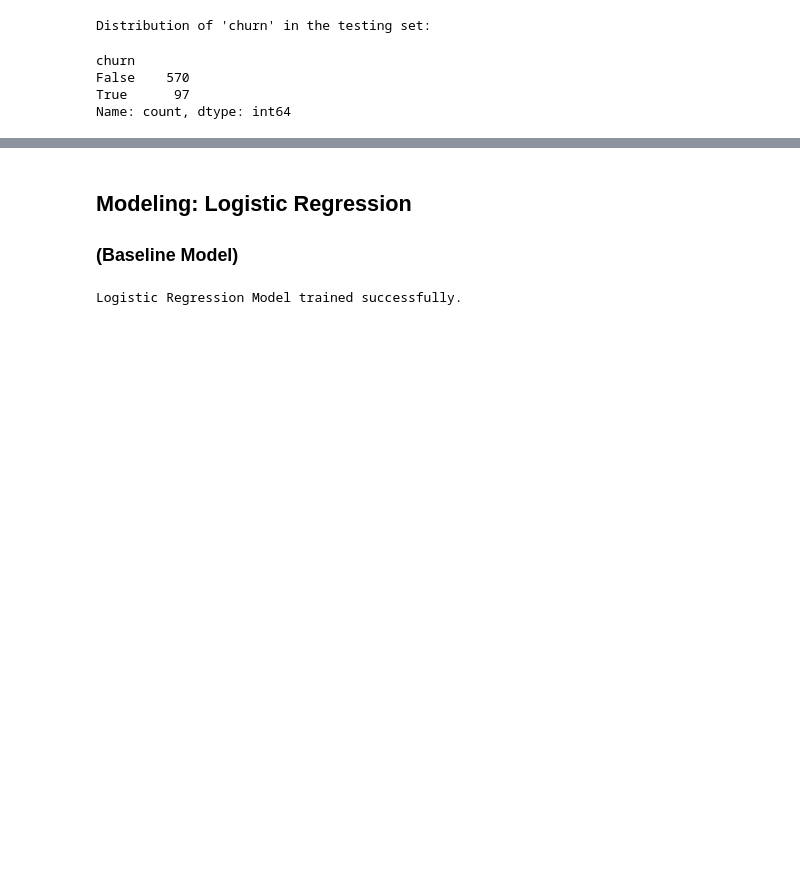
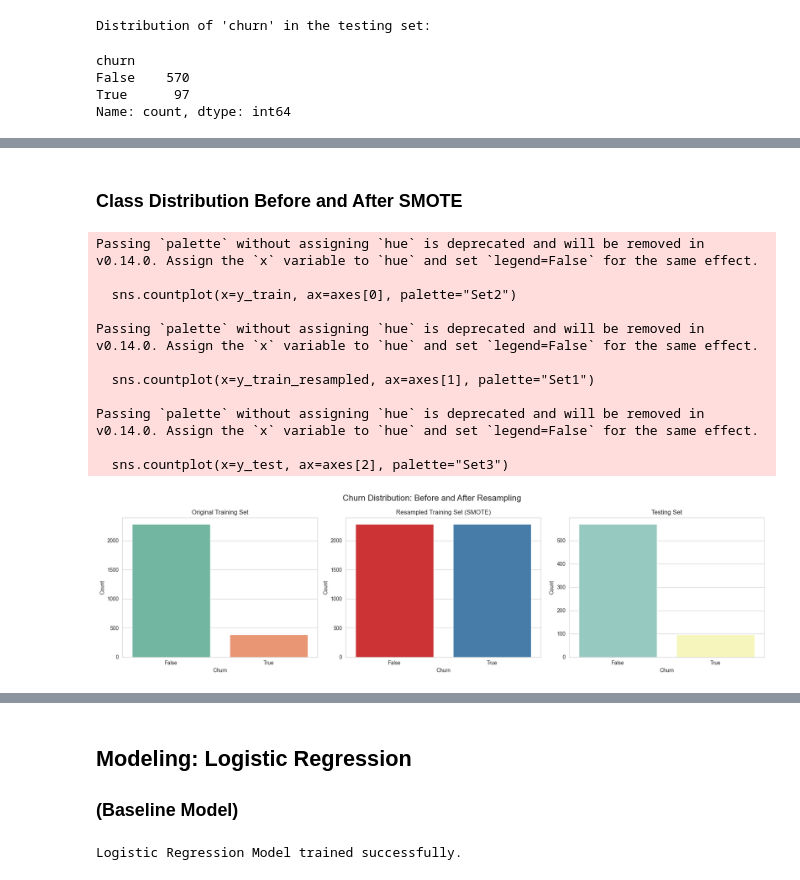
Before and after one commit to Wangui10/syria-tel-churn, a Jupyter notebook: classification_notebook.ipynb, the cells around one changed output, grey strips where cells are left out. Drawn from its saved outputs; the diff is of its cells as text; code cells hidden in the pictures; blank space fills up the shorter version.

```diff
--- a/classification_notebook.ipynb
+++ b/classification_notebook.ipynb
@@ -631,0 +749,46 @@ The output confirms that:
+# %% [markdown]
+### **Class Distribution Before and After SMOTE**
+# %%
+import matplotlib.pyplot as plt
+import seaborn as sns
+
+# Set style
+sns.set_style("whitegrid")
+
+# Plotting the class distribution
+fig, axes = plt.subplots(1, 3, figsize=(18, 5))
+
+# Original training set
+sns.countplot(x=y_train, ax=axes[0], palette="Set2")
+axes[0].set_title("Original Training Set")
+axes[0].set_xlabel("Churn")
+axes[0].set_ylabel("Count")
+
+# Resampled (SMOTE) training set
+sns.countplot(x=y_train_resampled, ax=axes[1], palette="Set1")
+axes[1].set_title("Resampled Training Set (SMOTE)")
+axes[1].set_xlabel("Churn")
+axes[1].set_ylabel("Count")
+
+# Test set
+sns.countplot(x=y_test, ax=axes[2], palette="Set3")
+axes[2].set_title("Testing Set")
+axes[2].set_xlabel("Churn")
+axes[2].set_ylabel("Count")
+
+plt.suptitle("Churn Distribution: Before and After Resampling", fontsize=16)
+plt.tight_layout()
+plt.show()
+# %% [output]
+Passing `palette` without assigning `hue` is deprecated and will be removed in v0.14.0. Assign the `x` variable to `hue` and set `legend=False` for the same effect.
+
+  sns.countplot(x=y_train, ax=axes[0], palette="Set2")
+
+Passing `palette` without assigning `hue` is deprecated and will be removed in v0.14.0. Assign the `x` variable to `hue` and set `legend=False` for the same effect.
+
+  sns.countplot(x=y_train_resampled, ax=axes[1], palette="Set1")
+
+Passing `palette` without assigning `hue` is deprecated and will be removed in v0.14.0. Assign the `x` variable to `hue` and set `legend=False` for the same effect.
+
+  sns.countplot(x=y_test, ax=axes[2], palette="Set3")
+[figure, added]
```
Also changed, not shown: parts of 50 cells of this notebook, 8 other files.
